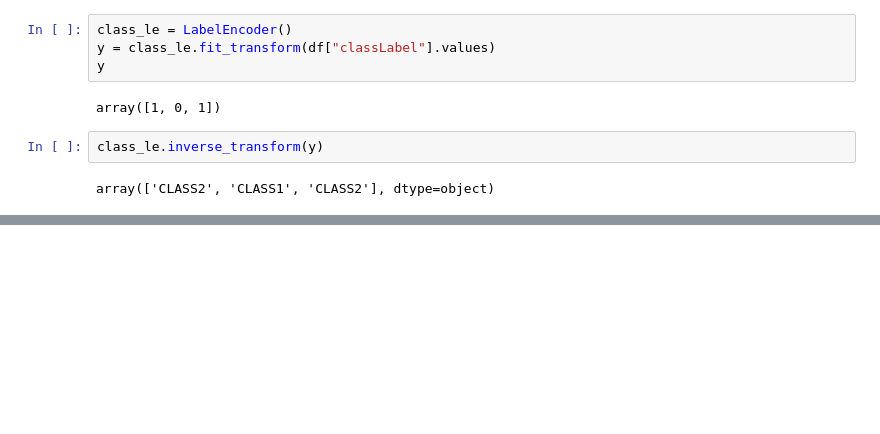
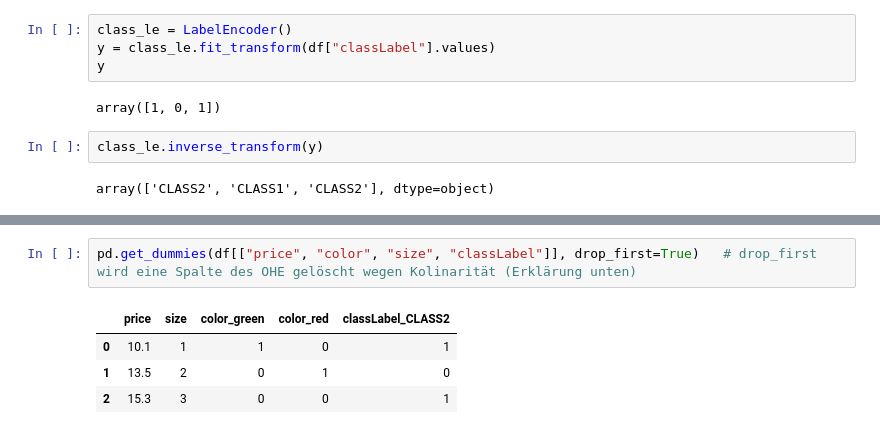
Before and after one commit to asw-analytics/ml_with_python, a Jupyter notebook: intro_with_pandas.ipynb, the cells around one changed output, grey strips where cells are left out. Drawn from its saved outputs; the diff is of its cells as text; blank space fills up the shorter version.

```diff
--- a/intro_with_pandas.ipynb
+++ b/intro_with_pandas.ipynb
@@ -222,0 +287,7 @@ array(['CLASS2', 'CLASS1', 'CLASS2'], dtype=object)
+# %%
+pd.get_dummies(df[["price", "color", "size", "classLabel"]], drop_first=True)   # drop_first wird eine Spalte des OHE gelöscht wegen Kolinarität (Erklärung unten)
+# %% [output]
+|  | price | size | color_green | color_red | classLabel_CLASS2 |
+| 0 | 10.1 | 1 | 1 | 0 | 1 |
+| 1 | 13.5 | 2 | 0 | 1 | 0 |
+| 2 | 15.3 | 3 | 0 | 0 | 1 |
```
Also changed, not shown: parts of 21 cells of this notebook.
